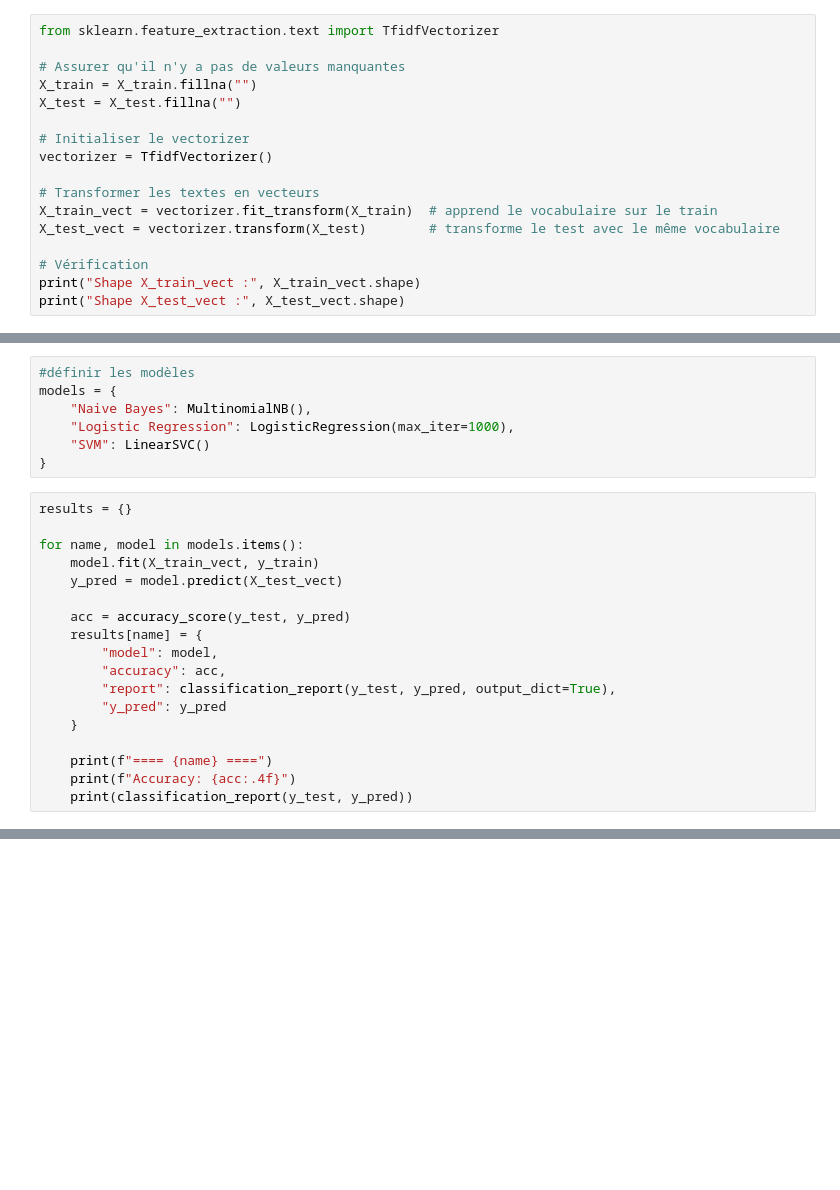
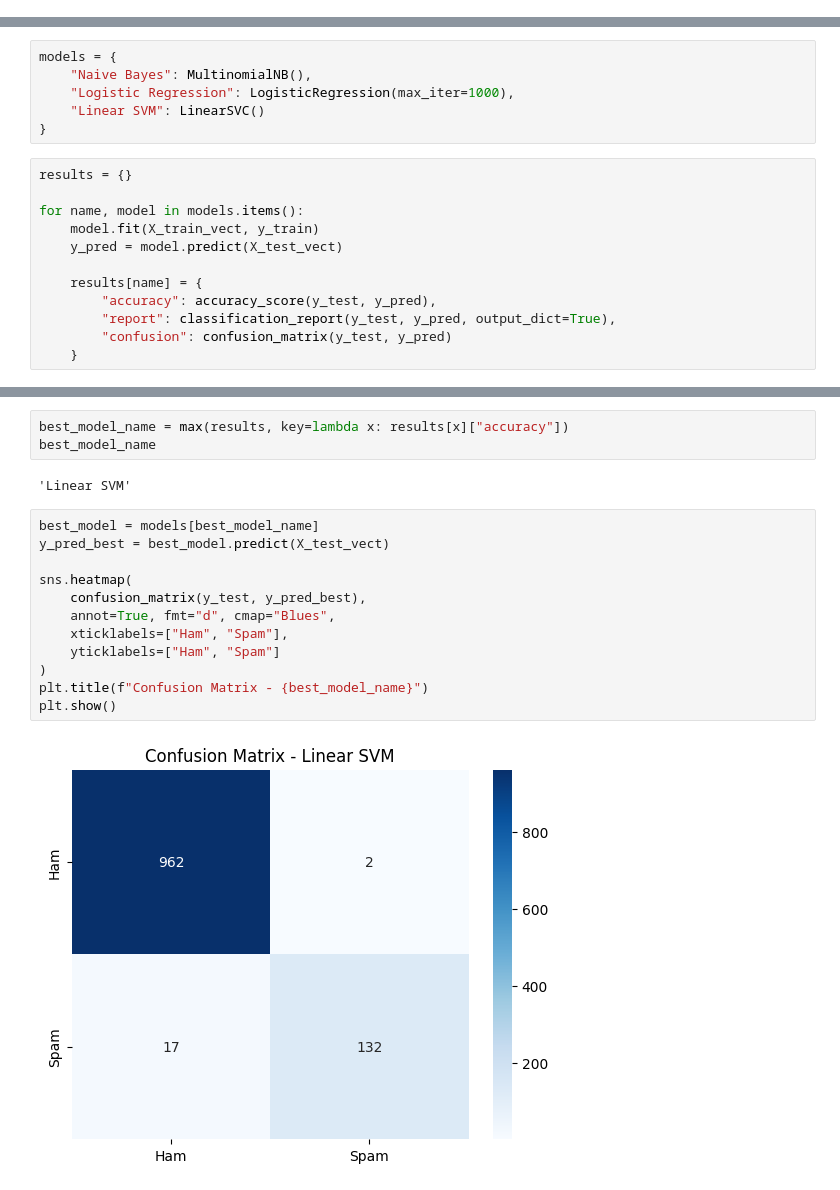
Before and after one commit to x-khalid-x/spam-detection-ml, a Jupyter notebook: notebooks/modeling.ipynb, the cells around one changed output, grey strips where cells are left out. Drawn from its saved outputs; the diff is of its cells as text; blank space fills up the shorter version.

Commit message:
Final project structure: preprocessing, training, evaluation and Streamlit app

```diff
--- a/notebooks/modeling.ipynb
+++ b/notebooks/modeling.ipynb
@@ -34,17 +29,0 @@ X_train, X_test, y_train, y_test = train_test_split(
-# %%
-from sklearn.feature_extraction.text import TfidfVectorizer
-
-# Assurer qu'il n'y a pas de valeurs manquantes
-X_train = X_train.fillna("")
-X_test = X_test.fillna("")
-
-# Initialiser le vectorizer
-vectorizer = TfidfVectorizer()
-
-# Transformer les textes en vecteurs
-X_train_vect = vectorizer.fit_transform(X_train)  # apprend le vocabulaire sur le train
-X_test_vect = vectorizer.transform(X_test)        # transforme le test avec le même vocabulaire
-
-# Vérification
-print("Shape X_train_vect :", X_train_vect.shape)
-print("Shape X_test_vect :", X_test_vect.shape)
@@ -54,9 +38,8 @@ Shape X_test_vect : (1115, 5654)
 # %%
-#définir les modèles
 models = {
     "Naive Bayes": MultinomialNB(),
     "Logistic Regression": LogisticRegression(max_iter=1000),
-    "SVM": LinearSVC()
+    "Linear SVM": LinearSVC()
 }
 # %%
 results = {}
@@ -65,14 +48,8 @@ for name, model in models.items():
     model.fit(X_train_vect, y_train)
     y_pred = model.predict(X_test_vect)
 
-    acc = accuracy_score(y_test, y_pred)
     results[name] = {
-        "model": model,
-        "accuracy": acc,
+        "accuracy": accuracy_score(y_test, y_pred),
         "report": classification_report(y_test, y_pred, output_dict=True),
-        "y_pred": y_pred
+        "confusion": confusion_matrix(y_test, y_pred)
     }
-
-    print(f"==== {name} ====")
-    print(f"Accuracy: {acc:.4f}")
-    print(classification_report(y_test, y_pred))
@@ -151 +69,20 @@ spam:
+# %%
+best_model_name = max(results, key=lambda x: results[x]["accuracy"])
+best_model_name
+# %% [output]
+'Linear SVM'
+# %%
+best_model = models[best_model_name]
+y_pred_best = best_model.predict(X_test_vect)
+
+sns.heatmap(
+    confusion_matrix(y_test, y_pred_best),
+    annot=True, fmt="d", cmap="Blues",
+    xticklabels=["Ham", "Spam"],
+    yticklabels=["Ham", "Spam"]
+)
+plt.title(f"Confusion Matrix - {best_model_name}")
+plt.show()
+# %% [output]
+[figure, added]
 # %%
```
Also changed, not shown: parts of 14 cells of this notebook, 15 other files.
